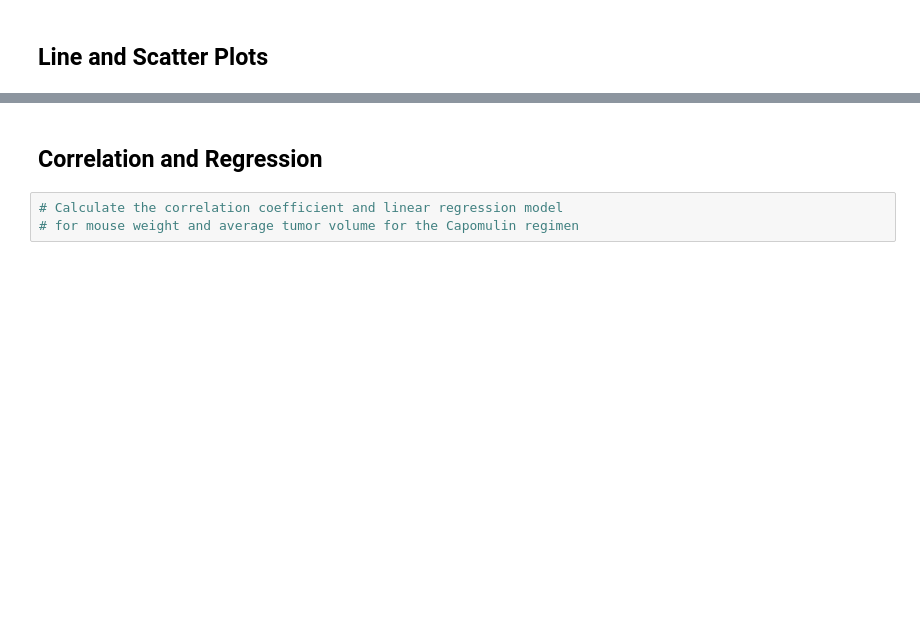
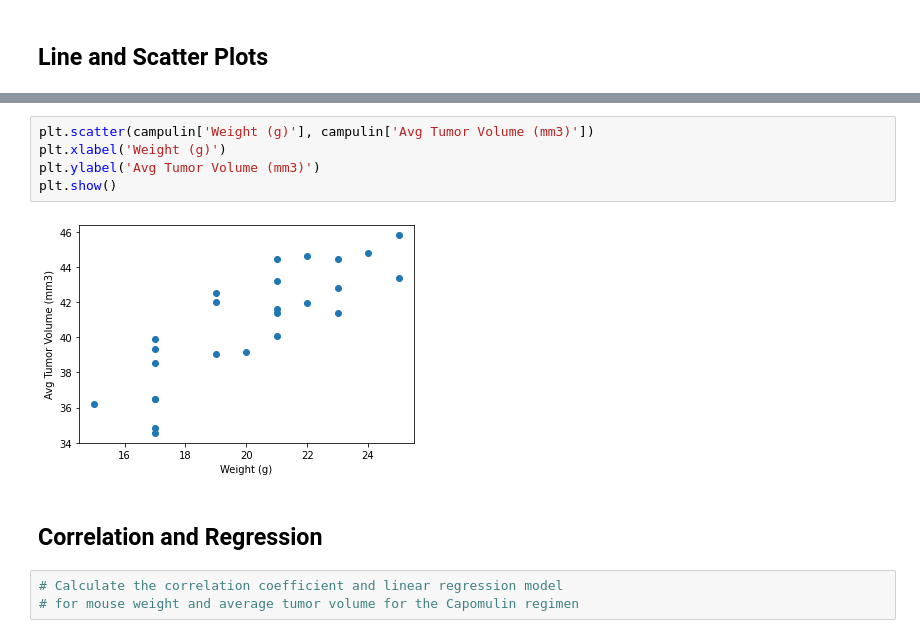
Before and after one commit to hamiltojogo/pymaceutical_tumor_treatment_analysis, a Jupyter notebook: pymaceuticals_starter.ipynb, the cells around one changed output, grey strips where cells are left out. Saved outputs shown, nothing was run; the diff lists cells and outputs as text; blank space fills up the shorter version.

```diff
--- a/pymaceuticals_starter.ipynb
+++ b/pymaceuticals_starter.ipynb
@@ -353,3 +351,10 @@ capomulin.head()
+# %%
+plt.scatter(campulin['Weight (g)'], campulin['Avg Tumor Volume (mm3)'])
+plt.xlabel('Weight (g)')
+plt.ylabel('Avg Tumor Volume (mm3)')
+plt.show()
+# %% [output]
+[figure, added]
 # %% [markdown]
 ## Correlation and Regression
 # %%
```
Also changed, not shown: parts of 4 cells of this notebook.
